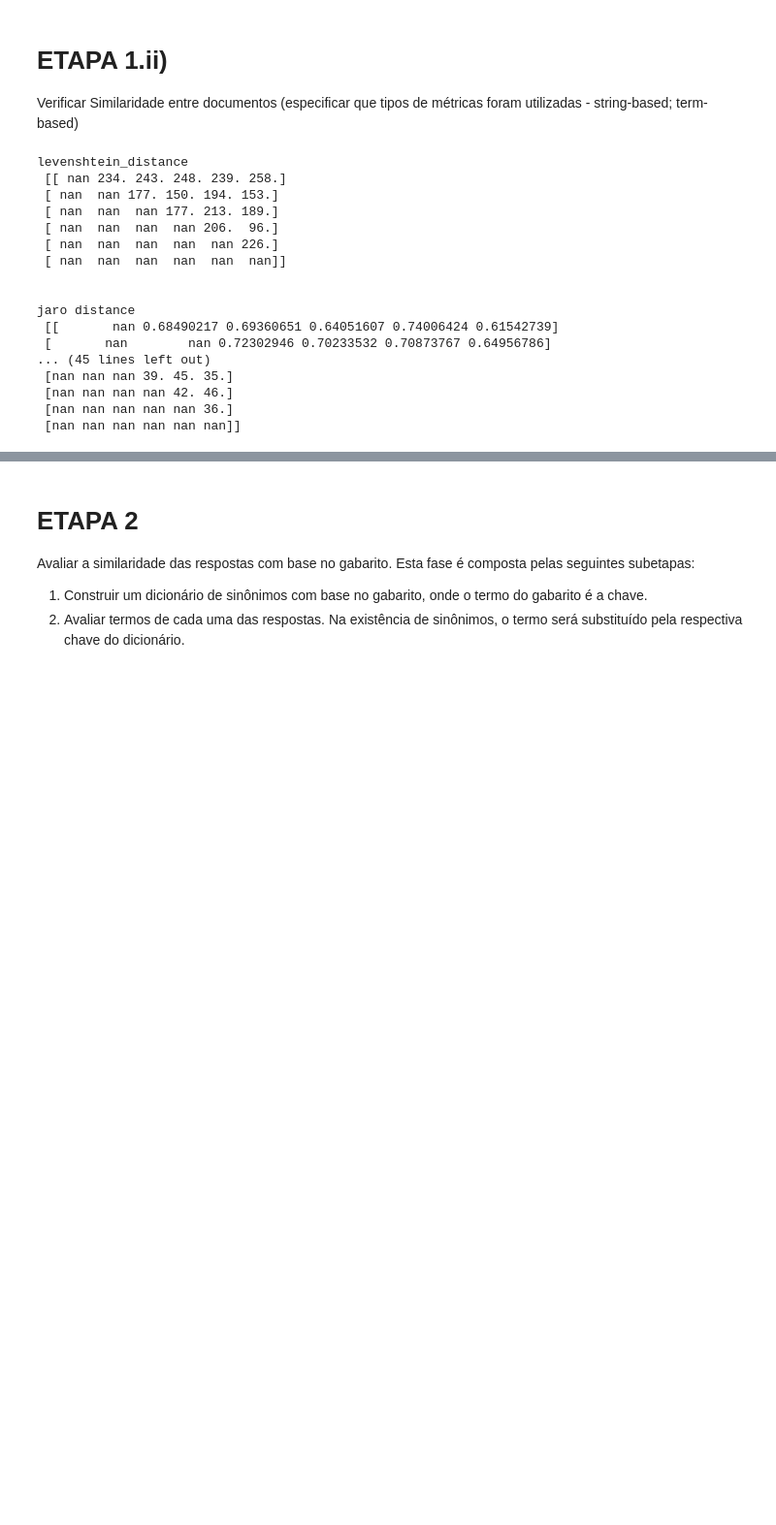
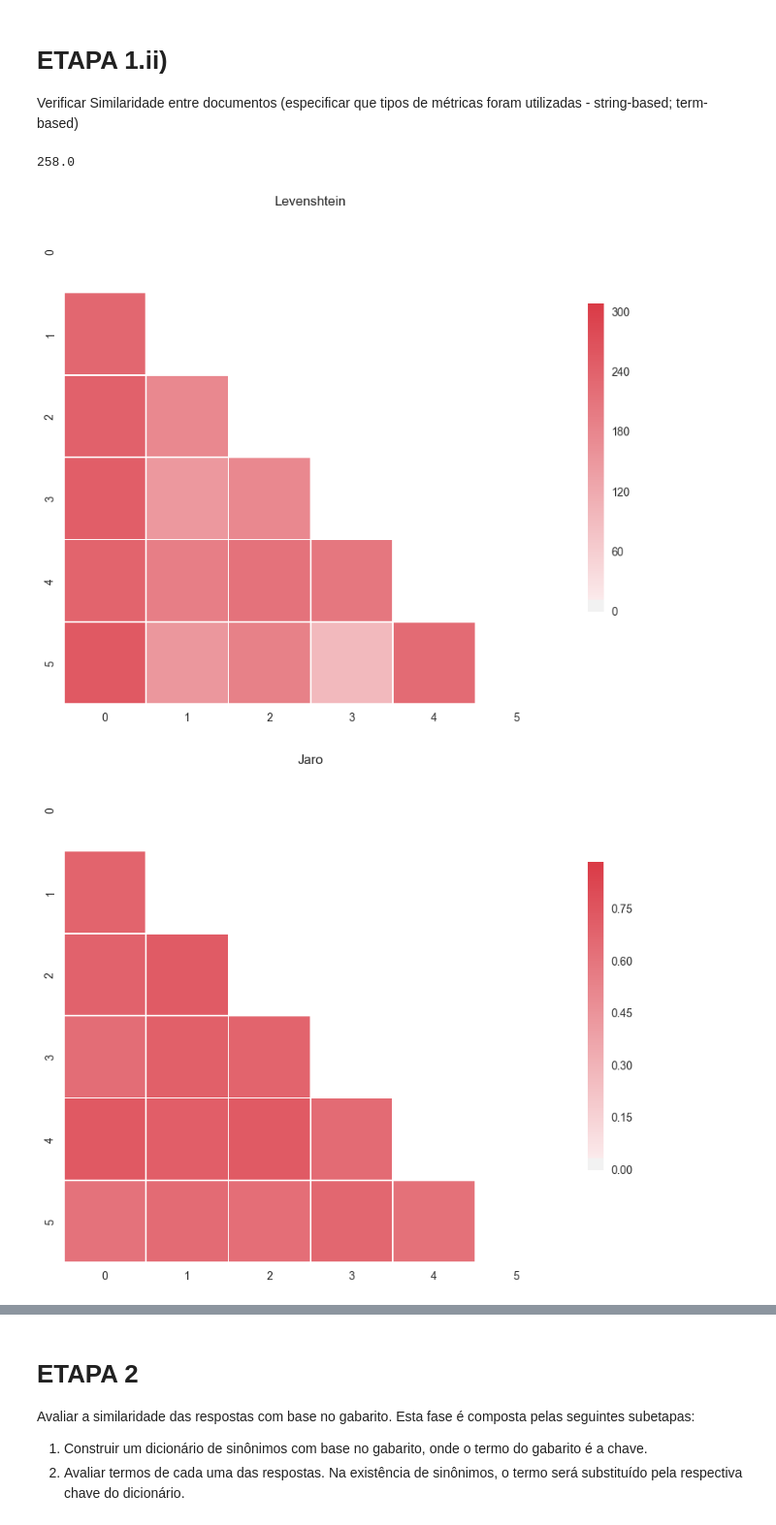
Before and after one commit to leonardbarreto/PIBIC_Assessment_Corrector, a Jupyter notebook: Main.ipynb, the cells around one changed output, grey strips where cells are left out. Shown: that part at 97% size. Saved outputs shown, nothing was run; the diff lists cells and outputs as text; code cells hidden in the pictures; blank space fills up the shorter version.

Commit message:
calculo similaridade

```diff
--- a/Main.ipynb
+++ b/Main.ipynb
@@ -117,25 +117,16 @@ Erros:  1
 ETAPA 1.ii)
 ===
 Verificar Similaridade entre documentos (especificar que tipos de métricas foram utilizadas - string-based; term-based)
-# %%
-
-from similarity import calcula_similaridade
-calcula_similaridade(corpus_respostas)
-# %% [output]
-levenshtein_distance
- [[ nan 234. 243. 248. 239. 258.]
- [ nan  nan 177. 150. 194. 153.]
- [ nan  nan  nan 177. 213. 189.]
- [ nan  nan  nan  nan 206.  96.]
- [ nan  nan  nan  nan  nan 226.]
- [ nan  nan  nan  nan  nan  nan]]
-
-
-jaro distance
- [[       nan 0.68490217 0.69360651 0.64051607 0.74006424 0.61542739]
- [       nan        nan 0.72302946 0.70233532 0.70873767 0.64956786]
-... (45 lines left out)
- [nan nan nan 39. 45. 35.]
- [nan nan nan nan 42. 46.]
- [nan nan nan nan nan 36.]
- [nan nan nan nan nan nan]]
+# %%
+from similarity2 import *
+print(numpy.nanmax(sim(levenshtein,corpus_respostas)))
+grafico_similaridade(sim(levenshtein,corpus_respostas),"Levenshtein")
+grafico_similaridade(sim(jaro,corpus_respostas),"Jaro")
+grafico_similaridade(sim(damerau,corpus_respostas),"Damerau")
+grafico_similaridade(sim(jaro_winkler,corpus_respostas),"Jaro Winkler")
+grafico_similaridade(sim(hamming,corpus_respostas),"Hamming")
+grafico_similaridade(sim(match_rating_comparison,corpus_respostas),"match_rating_comparison")
+# %% [output]
+258.0
+[figure, added]
+[figure, added]
```
Also changed, not shown: parts of 3 cells of this notebook, 3 other files.
